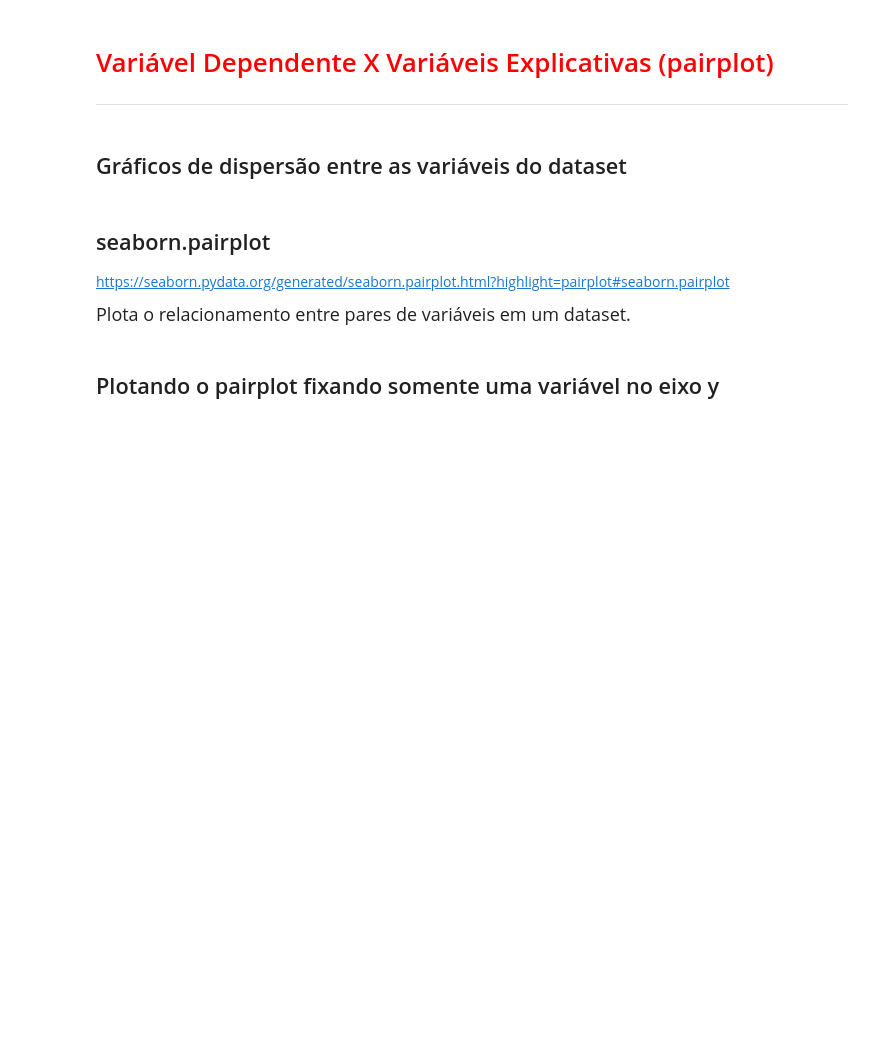
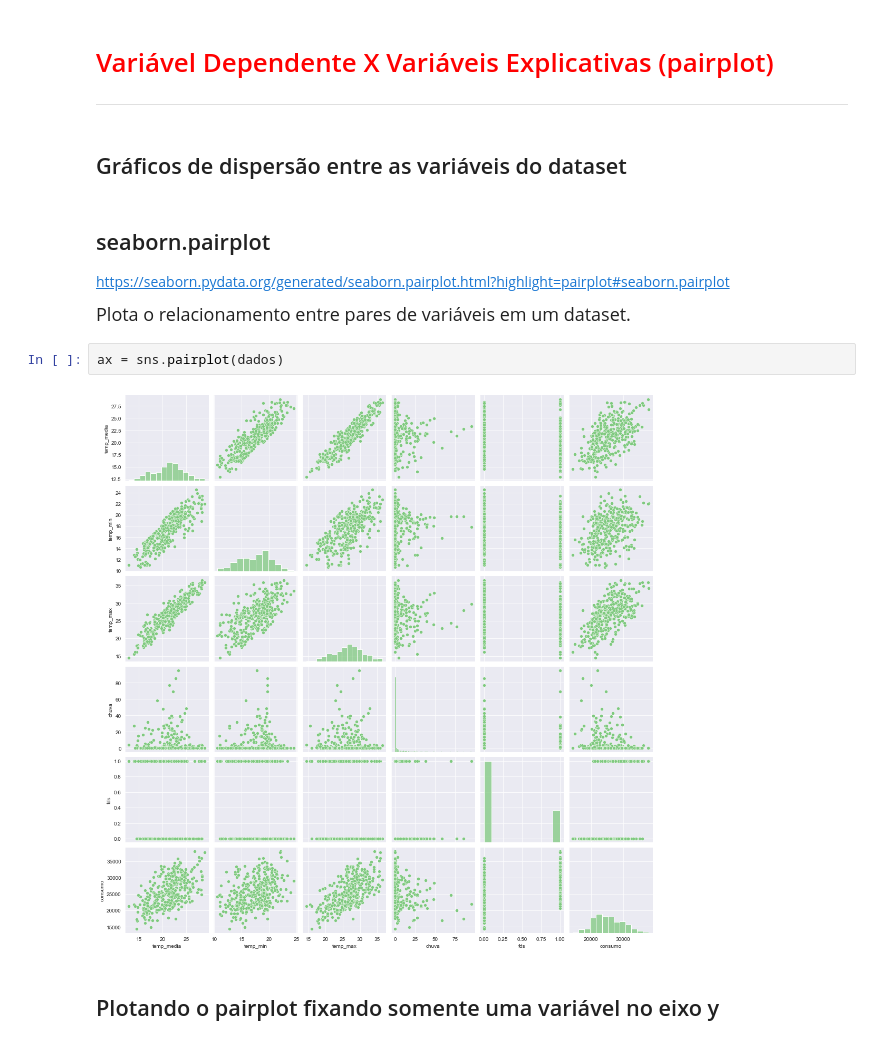
Before and after one commit to Gleis0nLemos/Regressao_Linear, a Jupyter notebook: Projeto/Regressão Linear.ipynb, the cells around one changed output. Saved outputs shown, nothing was run; the diff lists cells and outputs as text; blank space fills up the shorter version.

```diff
--- a/Projeto/Regressão Linear.ipynb
+++ b/Projeto/Regressão Linear.ipynb
@@ -230,5 +234,9 @@ ax
 https://seaborn.pydata.org/generated/seaborn.pairplot.html?highlight=pairplot#seaborn.pairplot
 
 <p style='font-size: 18px; line-height: 2; margin: 10px 50px; text-align: justify;'>Plota o relacionamento entre pares de variáveis em um dataset.</p>
+# %%
+ax = sns.pairplot(dados)
+# %% [output]
+[figure, added]
 # %% [markdown]
 ## Plotando o pairplot fixando somente uma variável no eixo y
```
Also changed, not shown: parts of 8 cells of this notebook, 1 other file.
